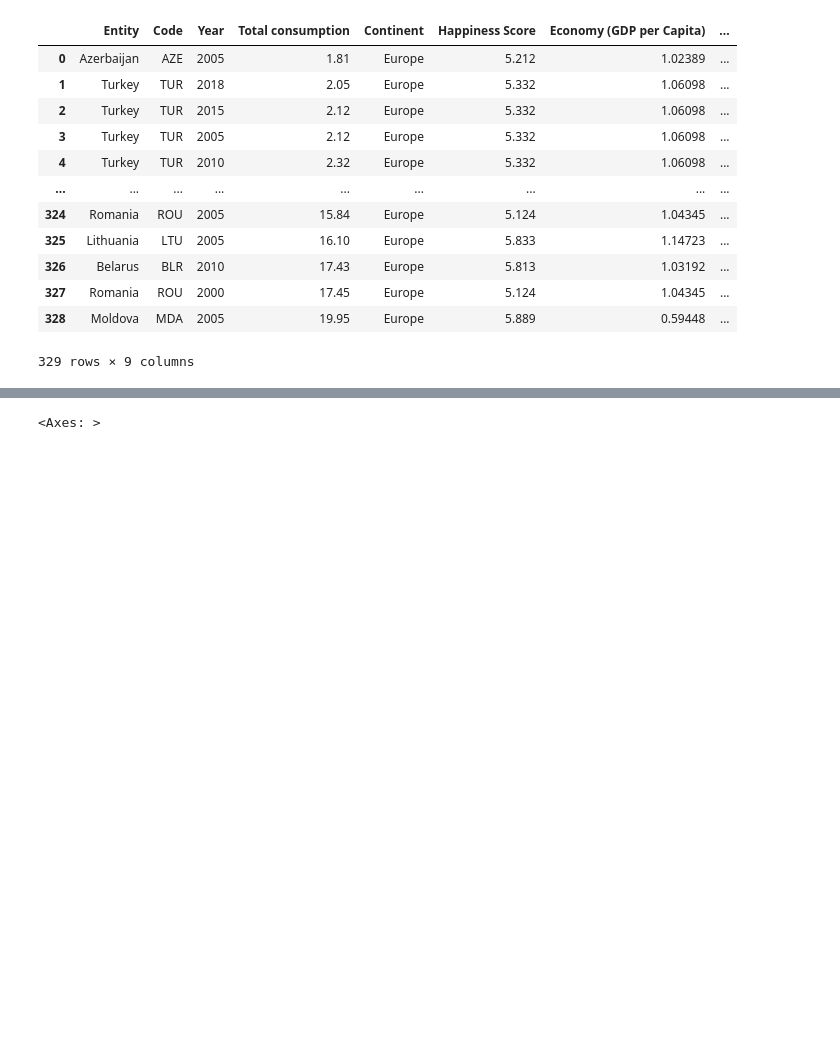
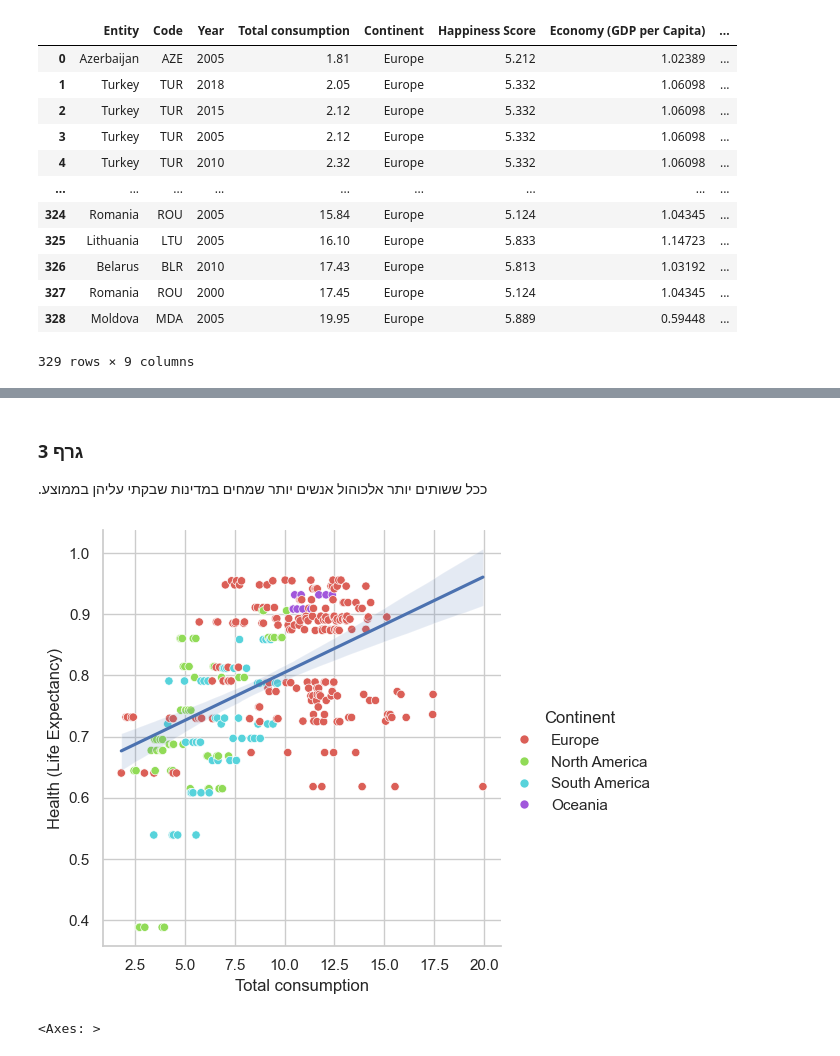
Before and after one commit to GabrielRimar/Alcohol-consumption, a Jupyter notebook: alcoholconsumption.ipynb, the cells around one changed output, grey strips where cells are left out. Saved outputs shown, nothing was run; the diff lists cells and outputs as text; code cells hidden in the pictures; blank space fills up the shorter version.

```diff
--- a/alcoholconsumption.ipynb
+++ b/alcoholconsumption.ipynb
@@ -136 +164,16 @@ plt.show()
+# %% [markdown]
+### גרף 3
+.ככל ששותים יותר אלכוהול אנשים יותר שמחים במדינות שבקתי עליהן בממוצע
+# %%
+#Graph 3
+sns.set_theme(style="whitegrid")
+
+scatter_plot = sns.relplot(data=world_happiness, x='Total consumption', y='Health (Life Expectancy)', hue='Continent', palette="hls")
+
+sns.regplot(data=world_happiness, x='Total consumption', y='Health (Life Expectancy)', scatter=False, ax=scatter_plot.ax)
+
+# Show the plot
+plt.show()
+# %% [output]
+[figure, added]
 # %%
```
Also changed, not shown: parts of 8 cells of this notebook.
